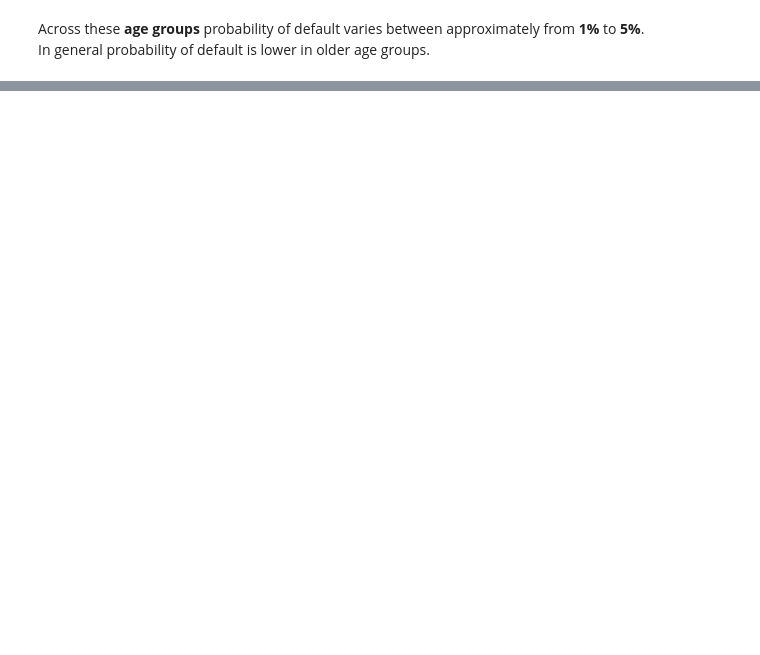
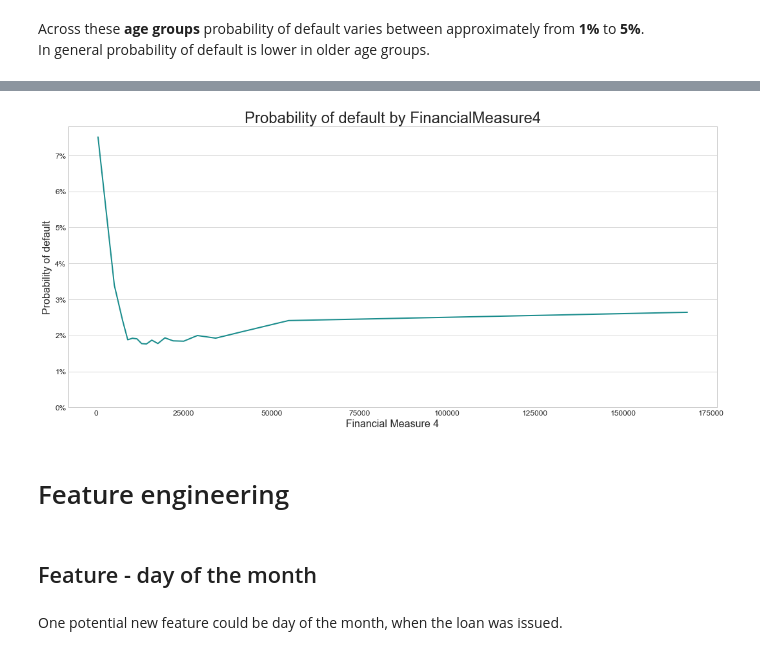
Before and after one commit to SvetlanaCipiseva/CreditScoring, a Jupyter notebook: credit_scoring.ipynb, the cells around one changed output, grey strips where cells are left out. Cells and saved outputs as stored; diff of their text form; code cells hidden in the pictures; blank space fills up the shorter version.

```diff
--- a/credit_scoring.ipynb
+++ b/credit_scoring.ipynb
@@ -319,0 +351,18 @@ Final conclusions. Describe your thoughts about the project, is it worth to put
+# %%
+tmp = df.groupby('FinancialMeasure4Bin')
+tmp = tmp.agg({'Default': 'mean', 'FinancialMeasure4': 'mean'})
+lineplot(tmp[tmp.FinancialMeasure4<=200000],
+         'Probability of default by FinancialMeasure4',
+         'Financial Measure 4',
+         'Probability of default',
+          x='FinancialMeasure4',
+          y='Default', xticks=12,percent=True, xscale='linear'
+          )
+# %% [output]
+[figure, added]
+# %% [markdown]
+# Feature engineering
+# %% [markdown]
+## Feature - day of the month
+# %% [markdown]
+One potential new feature could be day of the month, when the loan was issued.
```
Also changed, not shown: parts of 102 cells of this notebook, 3 other files.
